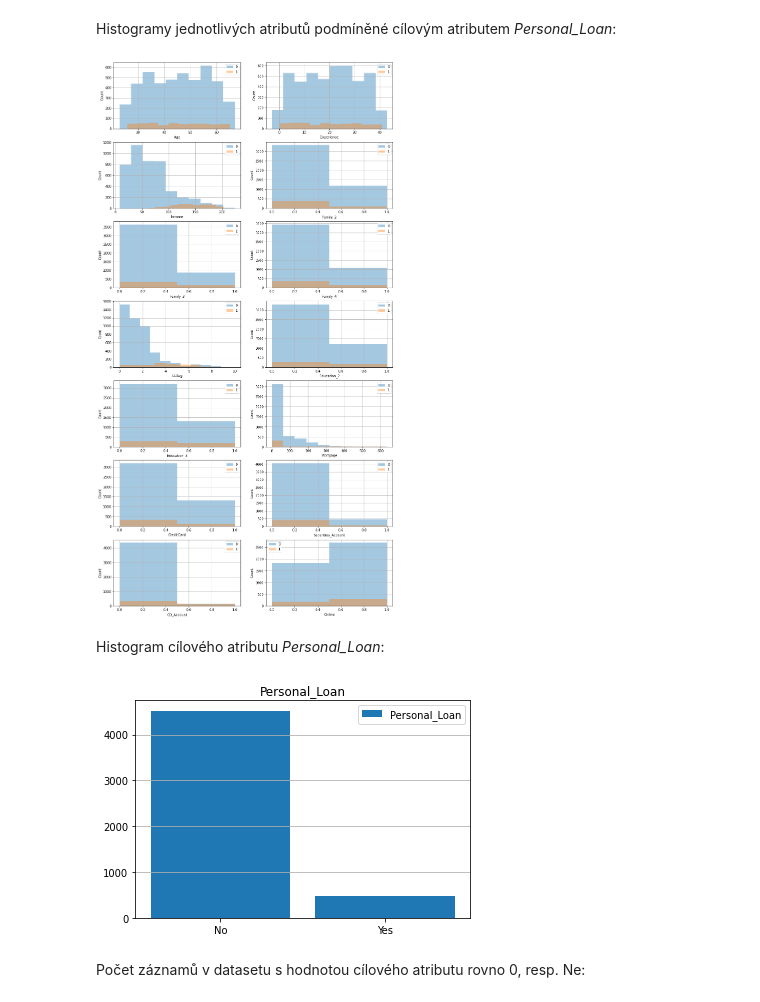
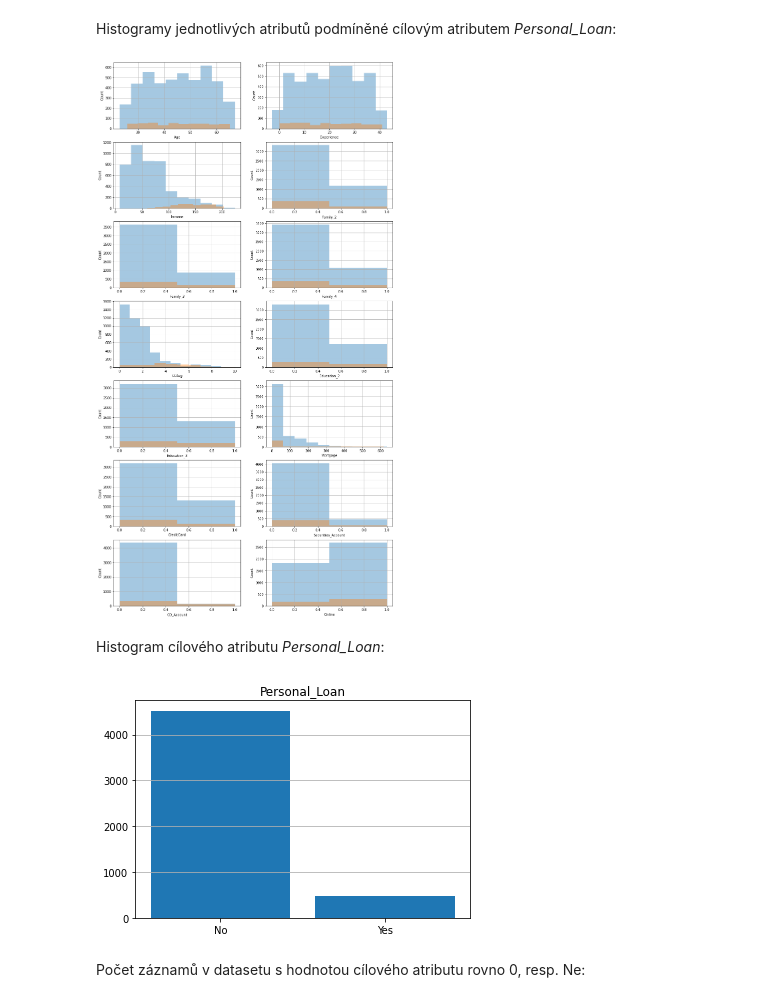
Before and after one commit to jaroslavVeverka/4iz566_Python, a Jupyter notebook: jupyternotebook/UniversalBank_reseni.ipynb, the cells around one changed output. Saved outputs shown, nothing was run; the diff lists cells and outputs as text; code cells hidden in the pictures.

```diff
--- a/jupyternotebook/UniversalBank_reseni.ipynb
+++ b/jupyternotebook/UniversalBank_reseni.ipynb
@@ -185,47 +185,47 @@ Histogramy jednotlivých atributů podmíněné cílovým atributem *Personal_Lo
 # %%
 fig, axs = plt.subplots(nrows=7, ncols=2)
 
-data.groupby('Personal_Loan').Age.hist(bins=10, figsize=(15, 30), alpha=0.4, ax=axs[0, 0], legend=True)
+data.groupby('Personal_Loan').Age.hist(bins=10, figsize=(15, 30), alpha=0.4, ax=axs[0, 0])
 axs[0, 0].set(xlabel='Age', ylabel='Count')
-data.groupby('Personal_Loan').Experience.hist(bins=10, figsize=(15, 30), alpha=0.4, ax=axs[0, 1], legend=True)
+data.groupby('Personal_Loan').Experience.hist(bins=10, figsize=(15, 30), alpha=0.4, ax=axs[0, 1])
 axs[0, 1].set(xlabel='Experience', ylabel='Count')
-data.groupby('Personal_Loan').Income.hist(bins=10, figsize=(15, 30), alpha=0.4, ax=axs[1, 0], legend=True)
+data.groupby('Personal_Loan').Income.hist(bins=10, figsize=(15, 30), alpha=0.4, ax=axs[1, 0])
 axs[1, 0].set(xlabel='Income', ylabel='Count')
-data.groupby('Personal_Loan').Family_2.hist(bins=2, figsize=(15, 30), alpha=0.4, ax=axs[1, 1], legend=True)
+data.groupby('Personal_Loan').Family_2.hist(bins=2, figsize=(15, 30), alpha=0.4, ax=axs[1, 1])
 axs[1, 1].set(xlabel='Family_2', ylabel='Count')
-data.groupby('Personal_Loan').Family_3.hist(bins=2, figsize=(15, 30), alpha=0.4, ax=axs[2, 0], legend=True)
+data.groupby('Personal_Loan').Family_3.hist(bins=2, figsize=(15, 30), alpha=0.4, ax=axs[2, 0])
 axs[2, 0].set(xlabel='Family_3', ylabel='Count')
-data.groupby('Personal_Loan').Family_4.hist(bins=2, figsize=(15, 30), alpha=0.4, ax=axs[2, 1], legend=True)
+data.groupby('Personal_Loan').Family_4.hist(bins=2, figsize=(15, 30), alpha=0.4, ax=axs[2, 1])
 axs[2, 1].set(xlabel='Family_4', ylabel='Count')
-data.groupby('Personal_Loan').CCAvg.hist(bins=10, figsize=(15, 30), alpha=0.4, ax=axs[3, 0], legend=True)
+data.groupby('Personal_Loan').CCAvg.hist(bins=10, figsize=(15, 30), alpha=0.4, ax=axs[3, 0])
 axs[3, 0].set(xlabel='CCAvg', ylabel='Count')
-data.groupby('Personal_Loan').Education_2.hist(bins=2, figsize=(15, 30), alpha=0.4, ax=axs[3, 1], legend=True)
+data.groupby('Personal_Loan').Education_2.hist(bins=2, figsize=(15, 30), alpha=0.4, ax=axs[3, 1])
 axs[3, 1].set(xlabel='Education_2', ylabel='Count')
-data.groupby('Personal_Loan').Education_3.hist(bins=2, figsize=(15, 30), alpha=0.4, ax=axs[4, 0], legend=True)
+data.groupby('Personal_Loan').Education_3.hist(bins=2, figsize=(15, 30), alpha=0.4, ax=axs[4, 0])
 axs[4, 0].set(xlabel='Education_3', ylabel='Count')
-data.groupby('Personal_Loan').Mortgage.hist(bins=10, figsize=(15, 30), alpha=0.4, ax=axs[4, 1], legend=True)
+data.groupby('Personal_Loan').Mortgage.hist(bins=10, figsize=(15, 30), alpha=0.4, ax=axs[4, 1])
 axs[4, 1].set(xlabel='Mortgage', ylabel='Count')
-data.groupby('Personal_Loan').CreditCard.hist(bins=2, figsize=(15, 30), alpha=0.4, ax=axs[5, 0], legend=True)
+data.groupby('Personal_Loan').CreditCard.hist(bins=2, figsize=(15, 30), alpha=0.4, ax=axs[5, 0])
 axs[5, 0].set(xlabel='CreditCard', ylabel='Count')
-data.groupby('Personal_Loan').Securities_Account.hist(bins=2, figsize=(15, 30), alpha=0.4, ax=axs[5, 1], legend=True)
+data.groupby('Personal_Loan').Securities_Account.hist(bins=2, figsize=(15, 30), alpha=0.4, ax=axs[5, 1])
 axs[5, 1].set(xlabel='Securities_Account', ylabel='Count')
-data.groupby('Personal_Loan').CD_Account.hist(bins=2, figsize=(15, 30), alpha=0.4, ax=axs[6, 0], legend=True)
+data.groupby('Personal_Loan').CD_Account.hist(bins=2, figsize=(15, 30), alpha=0.4, ax=axs[6, 0])
 axs[6, 0].set(xlabel='CD_Account', ylabel='Count')
-data.groupby('Personal_Loan').Online.hist(bins=2, figsize=(15, 30), alpha=0.4, ax=axs[6, 1], legend=True, )
+data.groupby('Personal_Loan').Online.hist(bins=2, figsize=(15, 30), alpha=0.4, ax=axs[6, 1])
 axs[6, 1].set(xlabel='Online', ylabel='Count')
 
 plt.show()
 # %% [output]
-[figure, old version]
+[figure, new version]
 # %% [markdown]
 Histogram cílového atributu *Personal_Loan*:
 # %%
-data.hist(column = 'Personal_Loan', bins=2, legend=True, rwidth=0.85)
+data.hist(column = 'Personal_Loan', bins=2, rwidth=0.85)
 plt.grid(axis='x')
 plt.xticks((0.25,0.75), ('No', 'Yes'))
 plt.show()
 # %% [output]
-[figure, old version]
+[figure, new version]
 # %% [markdown]
 Počet záznamů v datasetu s hodnotou cílového atributu rovno 0, resp. Ne:
 # %%
```
Also changed, not shown: parts of 7 cells of this notebook, 1 other file.
